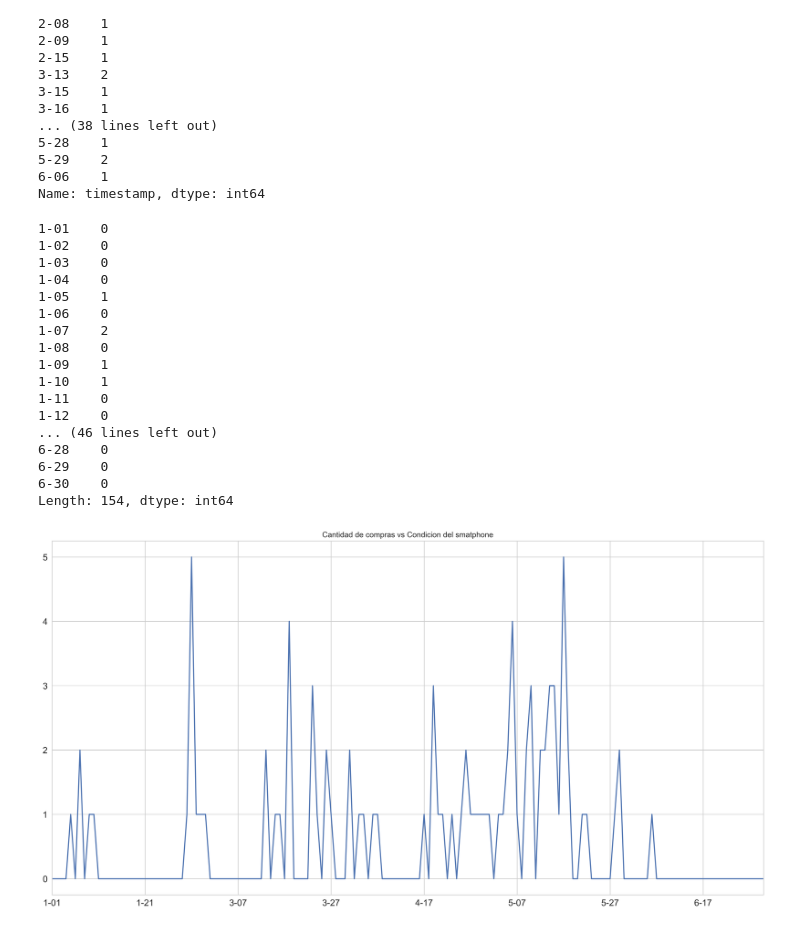
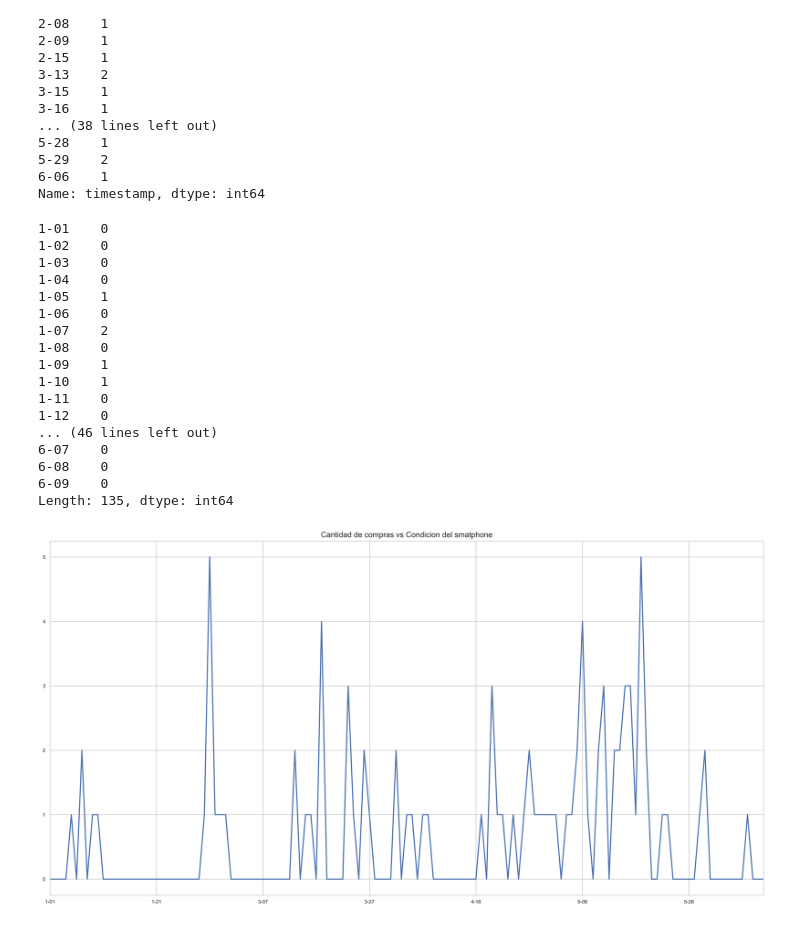
Before and after one commit to ConstanzaGonzalez/DatataFrita, a Jupyter notebook: tp/Compras del Galaxy J5.ipynb, the cells around one changed output. Drawn from its saved outputs; the diff is of its cells as text; code cells hidden in the pictures.

```diff
--- a/tp/Compras del Galaxy J5.ipynb
+++ b/tp/Compras del Galaxy J5.ipynb
@@ -95,9 +95,11 @@ Name: timestamp, dtype: int64
 # %%
 serie_final_t = serie_final.to_dict()
 serie_final_t
-
+fin = False
 for i in range (1,7):
-    for j in range (1,31):
+    if fin:
+        break
+    for j in range (1,32):
         if j <10:
             fecha = str(i)+'-0'+str(j)
         else:
@@ -107,6 +109,9 @@ for i in range (1,7):
             break
         if i in [4,6] and j == 31:
             break
+        if i == 6 and j >= 10:
+            fin = True
+            break
         if not fecha in serie_final_t:
             serie_final_t[fecha] = 0
 
@@ -126,11 +131,14 @@ serie_final_t
 1-11    0
 1-12    0
 ... (46 lines left out)
-6-28    0
-6-29    0
-6-30    0
-Length: 154, dtype: int64
+6-07    0
+6-08    0
+6-09    0
+Length: 135, dtype: int64
 # %%
-ax = serie_final_t.plot(kind = 'line', title = "Cantidad de compras vs Condicion del smatphone",figsize =(20,10),legend = False, fontsize = 14)
+ax = serie_final_t.plot(kind = 'line', title = "Cantidad de compras vs Condicion del smatphone",figsize =(20,10),legend = False, fontsize = 8)
+lista = serie_final_t.index.tolist()
+
+plt.show()
 # %% [output]
-[figure, old version]
+[figure, new version]
```
Also changed, not shown: parts of 2 cells of this notebook, 6 other files.
